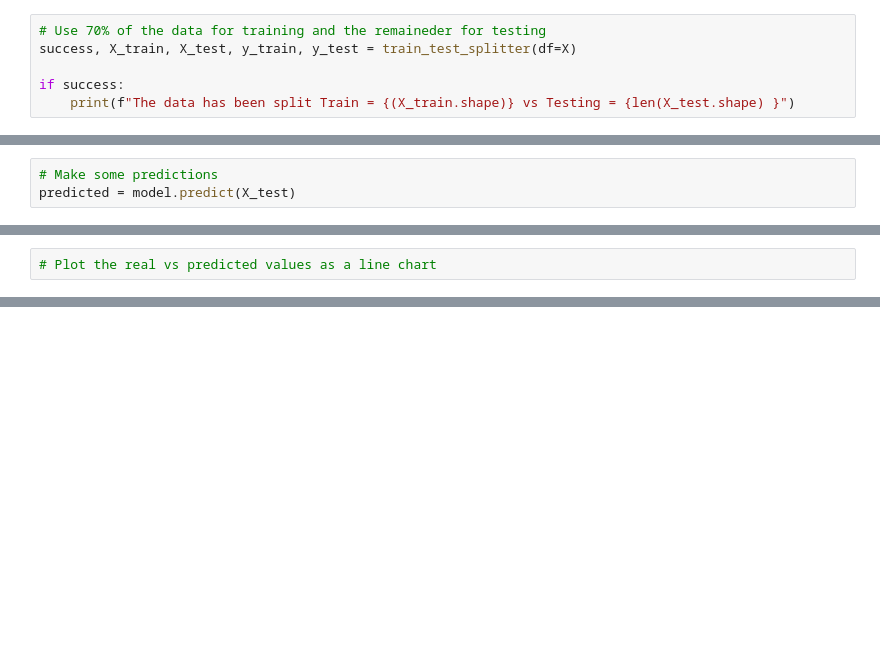
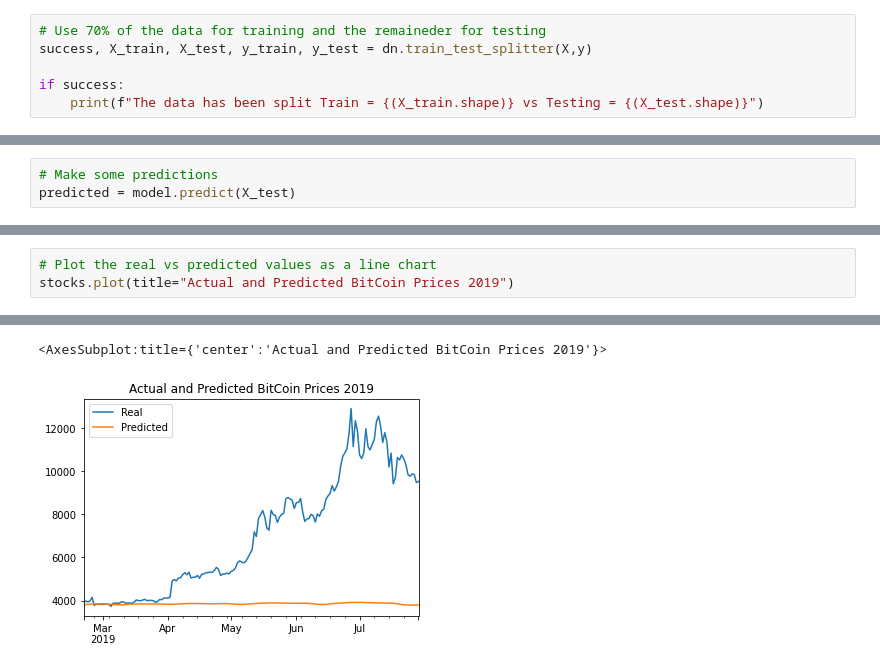
Before and after one commit to etholpalmer/Deep-Learning-homework, a Jupyter notebook: lstm_stock_predictor_fng.ipynb, the cells around one changed output, grey strips where cells are left out. Saved outputs shown, nothing was run; the diff lists cells and outputs as text; blank space fills up the shorter version.

```diff
--- a/lstm_stock_predictor_fng.ipynb
+++ b/lstm_stock_predictor_fng.ipynb
@@ -169,9 +180,9 @@ X, y = window_data(
 )
 # %%
 # Use 70% of the data for training and the remaineder for testing
-success, X_train, X_test, y_train, y_test = train_test_splitter(df=X)
+success, X_train, X_test, y_train, y_test = dn.train_test_splitter(X,y)
 
 if success:
-    print(f"The data has been split Train = {(X_train.shape)} vs Testing = {len(X_test.shape) }")
+    print(f"The data has been split Train = {(X_train.shape)} vs Testing = {(X_test.shape)}")
 # %% [output]
 Of the 532 records 372 are used for training leaving 160 for testing
@@ -358,3 +363,4 @@ stocks.head()
 # %%
 # Plot the real vs predicted values as a line chart
+stocks.plot(title="Actual and Predicted BitCoin Prices 2019")
 # %% [output]
@@ -361,0 +367,2 @@ stocks.head()
+<AxesSubplot:title={'center':'Actual and Predicted BitCoin Prices 2019'}>
+[figure, added]
```
Also changed, not shown: parts of 12 cells of this notebook, 1 other file.
